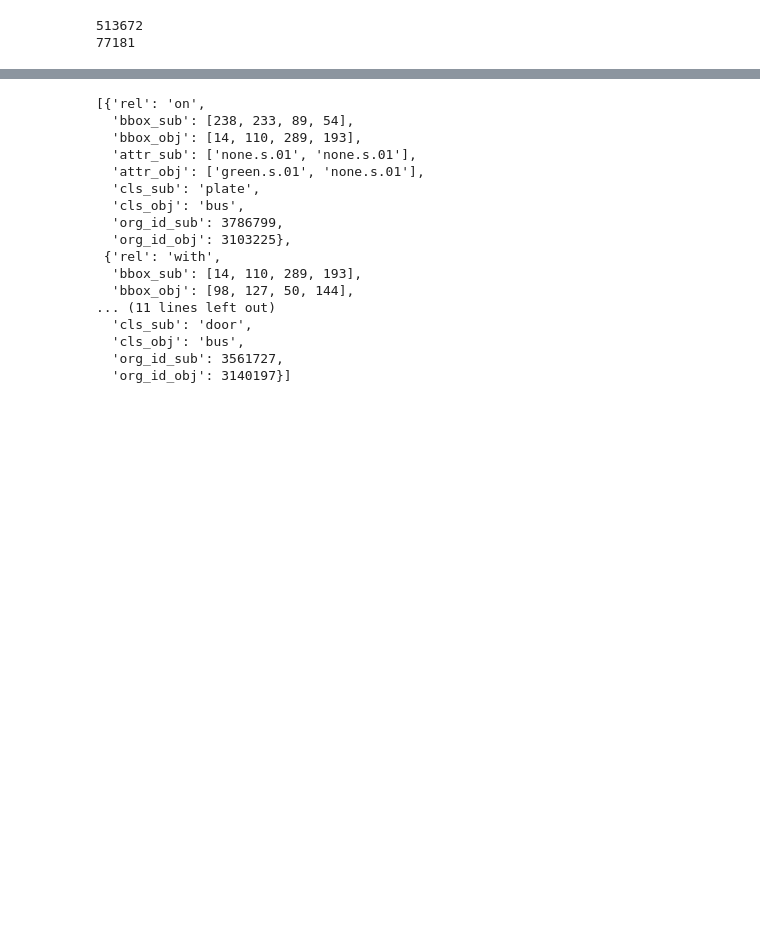
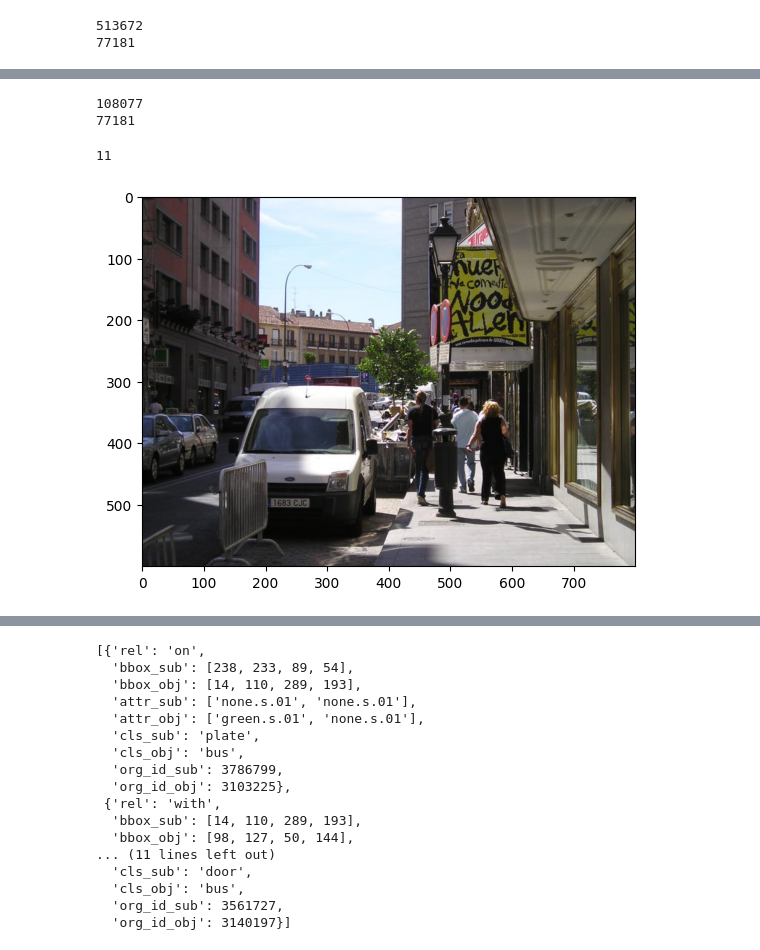
Before and after one commit to PDD0911-HCMUS/Traffic-SceneGraph-Generation, a Jupyter notebook: Datasets/DataVisualizeVisualGenome copy.ipynb, the cells around one changed output, grey strips where cells are left out. Drawn from its saved outputs; the diff is of its cells as text; code cells hidden in the pictures; blank space fills up the shorter version.

```diff
--- a/Datasets/DataVisualizeVisualGenome copy.ipynb
+++ b/Datasets/DataVisualizeVisualGenome copy.ipynb
@@ -386,0 +393,11 @@ with open(vgRoot + 'Annotation/' +'object_cls.json', "w") as outfile:
+# %%
+lsGT = os.listdir(vgRoot + 'GTTraffic')
+lsIm = os.listdir(vgRoot + 'Image')
+print(len(lsGT))
+print(len(lsIm))
+lsGT = [item.replace('.json', '') for item in lsGT ]
+lsIm = [item.replace('.jpg', '') for item in lsIm ]
+main_list = list(set(lsGT) - set(lsIm))
+# %% [output]
+108077
+77181
@@ -386,0 +407,10 @@ with open(vgRoot + 'Annotation/' +'object_cls.json', "w") as outfile:
+# %%
+image_id = '356'
+image = Image.open(vgRoot + 'Image/' + image_id + '.jpg')
+plt.imshow(image)
+f_anno = open(vgRoot + 'GTTraffic/' + image_id + '.json')
+anno = json.load(f_anno)
+print(len(anno))
+# %% [output]
+11
+[figure, added]
```
Also changed, not shown: parts of 14 cells of this notebook, 1 other file.
